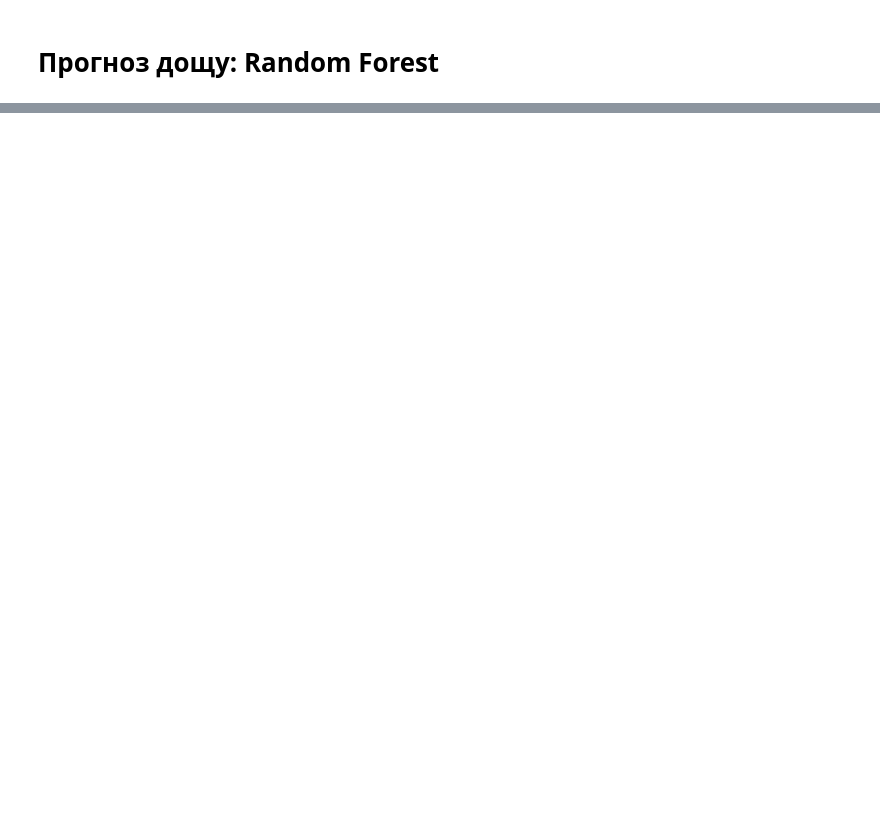
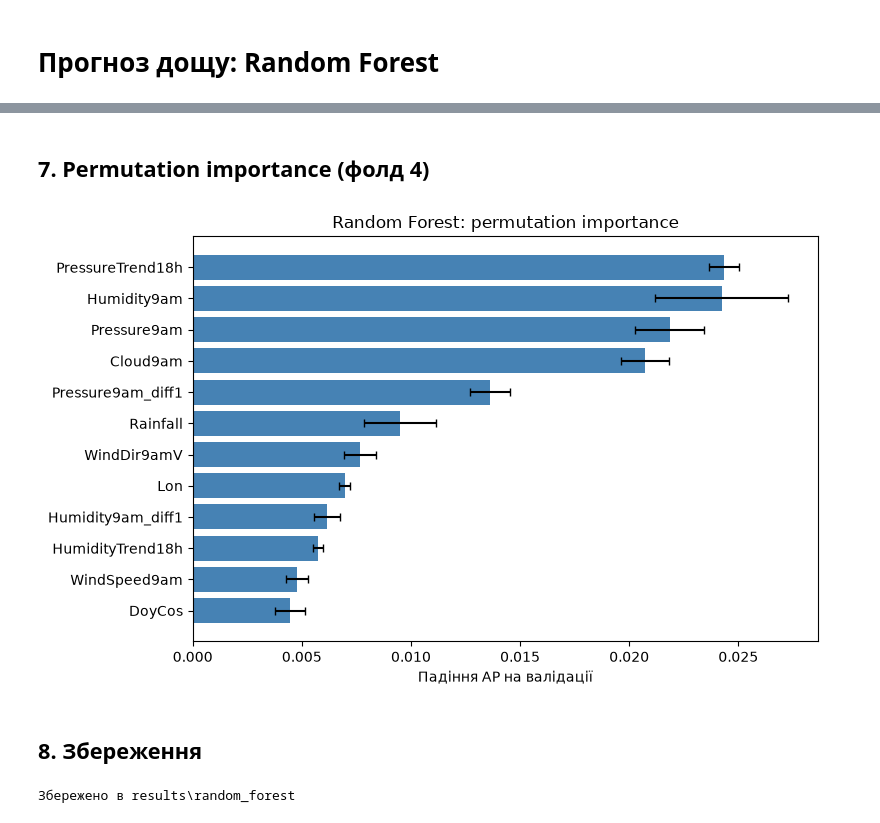
Before and after one commit to khorunzhaviktoriia/ml_mini_project, a Jupyter notebook: models/RandomForest_rain.ipynb, the cells around one changed output, grey strips where cells are left out. Drawn from its saved outputs; the diff is of its cells as text; code cells hidden in the pictures; blank space fills up the shorter version.

```diff
--- a/models/RandomForest_rain.ipynb
+++ b/models/RandomForest_rain.ipynb
@@ -402,0 +173,32 @@ print("Збережено: rf_rain_model.joblib")
+# %% [markdown]
+## 7. Permutation importance (фолд 4)
+# %%
+importance = permutation_importance(
+    fold4_model, X.iloc[threshold_val], y_val,
+    scoring="average_precision", n_repeats=PERM_REPEATS, random_state=SEED, n_jobs=1,
+)
+importance_table = pd.DataFrame({"feature": X.columns, "mean_AP_drop": importance.importances_mean,
+                                 "std_AP_drop": importance.importances_std}
+                                ).sort_values("mean_AP_drop", ascending=False)
+
+plot_data = importance_table.head(12).sort_values("mean_AP_drop")
+plt.figure(figsize=(8, 5))
+plt.barh(plot_data.feature, plot_data.mean_AP_drop, xerr=plot_data.std_AP_drop, color="steelblue", capsize=3)
+plt.xlabel("Падіння AP на валідації")
+plt.title("Random Forest: permutation importance")
+plt.tight_layout()
+plt.show()
+# %% [output]
+[figure, added]
+# %% [markdown]
+## 8. Збереження
+# %%
+out = ROOT / "results" / "random_forest"
+out.mkdir(parents=True, exist_ok=True)
+joblib.dump({"model": final_model, "threshold": threshold, "target": "RainTomorrow",
+             "threshold_metric": "f1", "features": list(X.columns), "seed": SEED,
+             "sklearn_version": sklearn.__version__, "best_params": best_params},
+            out / "rf_rain_model.joblib")
+print("Збережено в", out)
+# %% [output]
+Збережено в results\random_forest
```
Also changed, not shown: parts of 36 cells of this notebook.
